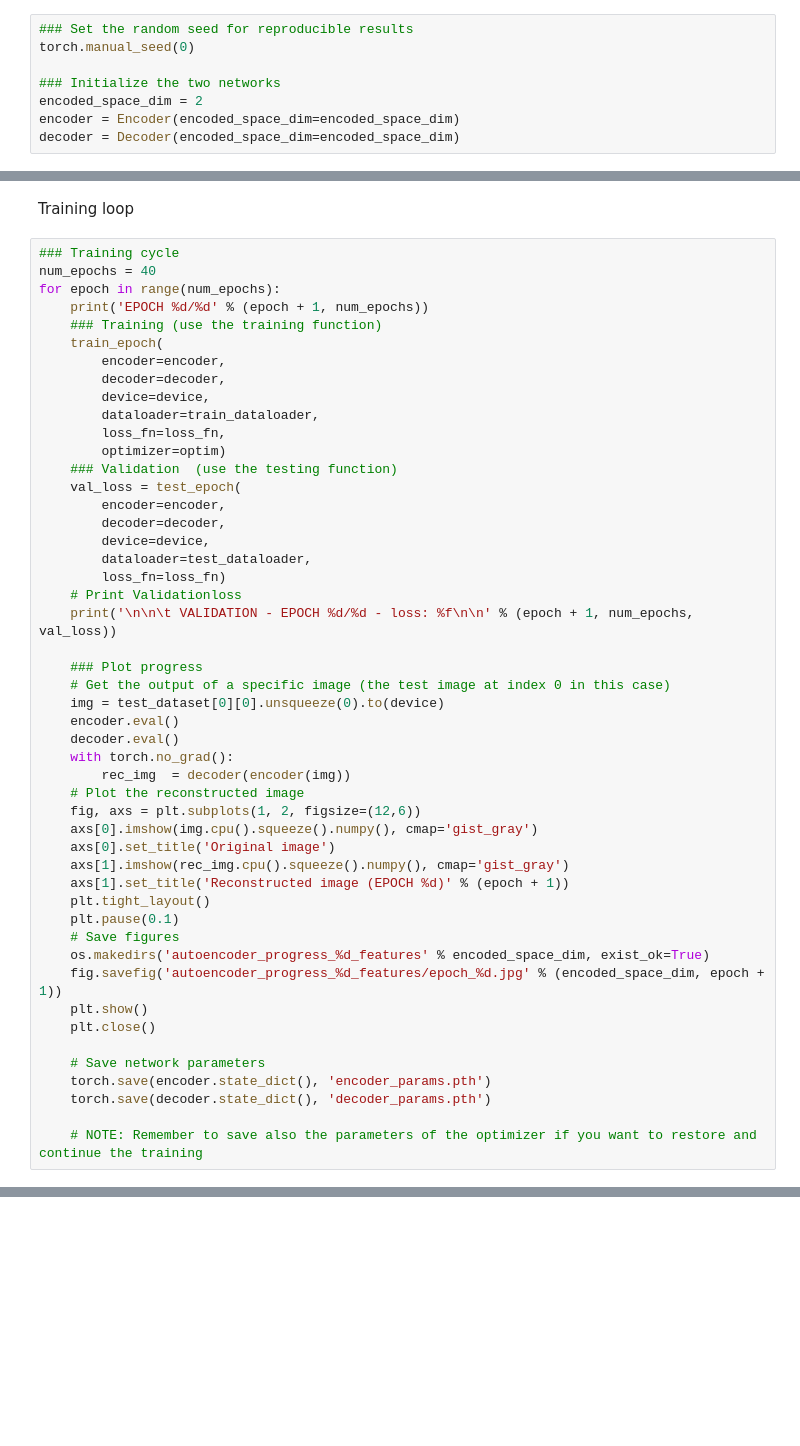
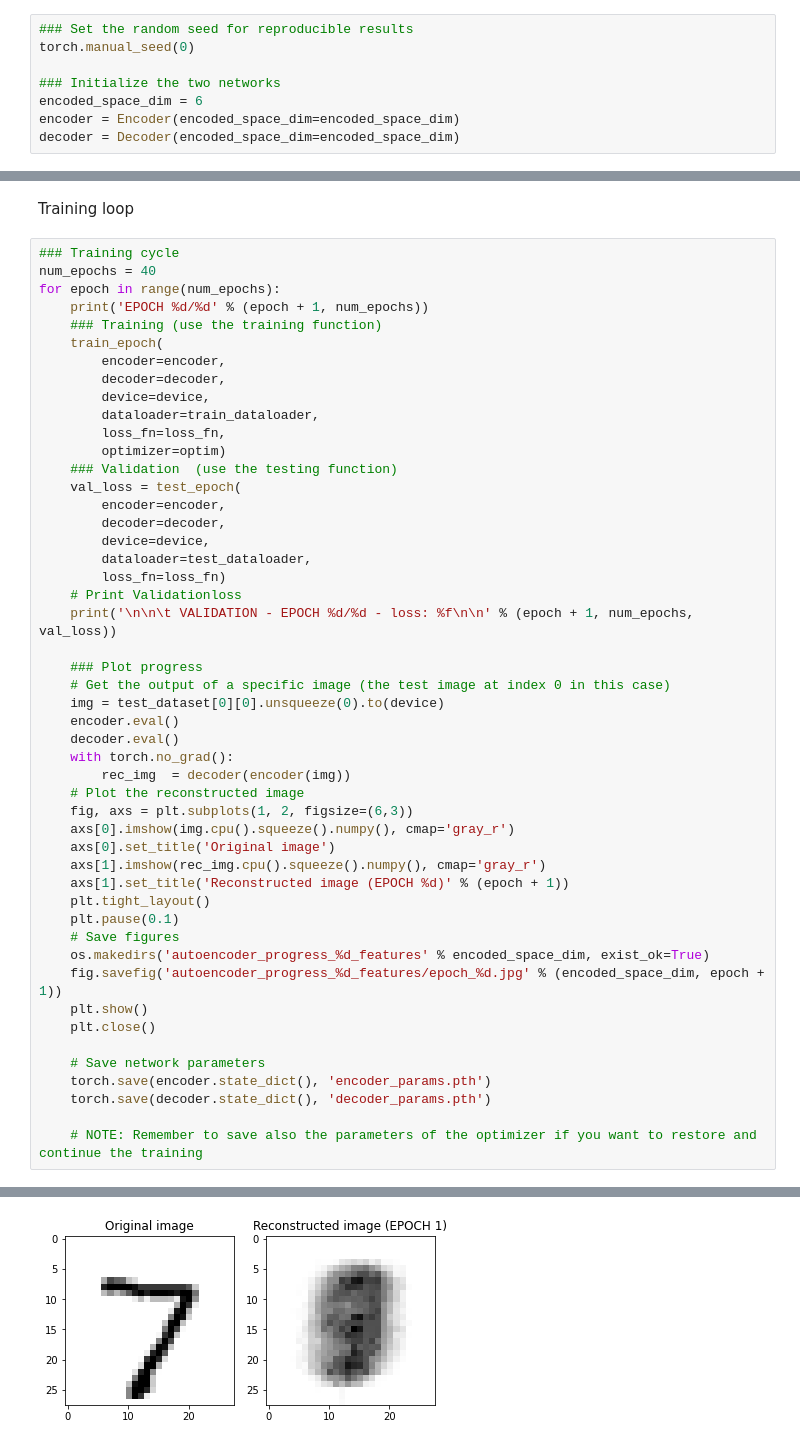
Before and after one commit to DanieleFoscarin/NNDL_hw2, a Jupyter notebook: nndl_2020__homework_2.ipynb, the cells around one changed output, grey strips where cells are left out. Drawn from its saved outputs; the diff is of its cells as text; blank space fills up the shorter version.

```diff
--- a/nndl_2020__homework_2.ipynb
+++ b/nndl_2020__homework_2.ipynb
@@ -326,7 +347,7 @@ test_dataloader = DataLoader(test_dataset, batch_size=batch_size, shuffle=False)
 torch.manual_seed(0)
 
 ### Initialize the two networks
-encoded_space_dim = 2
+encoded_space_dim = 6
 encoder = Encoder(encoded_space_dim=encoded_space_dim)
 decoder = Decoder(encoded_space_dim=encoded_space_dim)
 # %%
@@ -451,10 +477,10 @@ for epoch in range(num_epochs):
     with torch.no_grad():
         rec_img  = decoder(encoder(img))
     # Plot the reconstructed image
-    fig, axs = plt.subplots(1, 2, figsize=(12,6))
-    axs[0].imshow(img.cpu().squeeze().numpy(), cmap='gist_gray')
+    fig, axs = plt.subplots(1, 2, figsize=(6,3))
+    axs[0].imshow(img.cpu().squeeze().numpy(), cmap='gray_r')
     axs[0].set_title('Original image')
-    axs[1].imshow(rec_img.cpu().squeeze().numpy(), cmap='gist_gray')
+    axs[1].imshow(rec_img.cpu().squeeze().numpy(), cmap='gray_r')
     axs[1].set_title('Reconstructed image (EPOCH %d)' % (epoch + 1))
     plt.tight_layout()
     plt.pause(0.1)
@@ -469,3 +495,4 @@ for epoch in range(num_epochs):
     torch.save(decoder.state_dict(), 'decoder_params.pth')
 
     # NOTE: Remember to save also the parameters of the optimizer if you want to restore and continue the training
+# %% [output]
@@ -471,0 +516 @@ for epoch in range(num_epochs):
+[figure, added]
```
Also changed, not shown: parts of 8 cells of this notebook.
